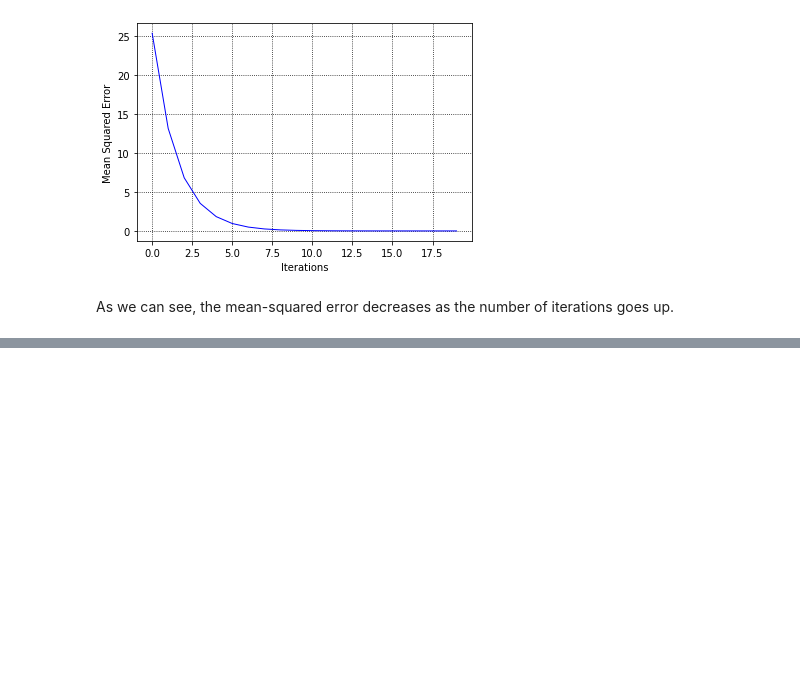
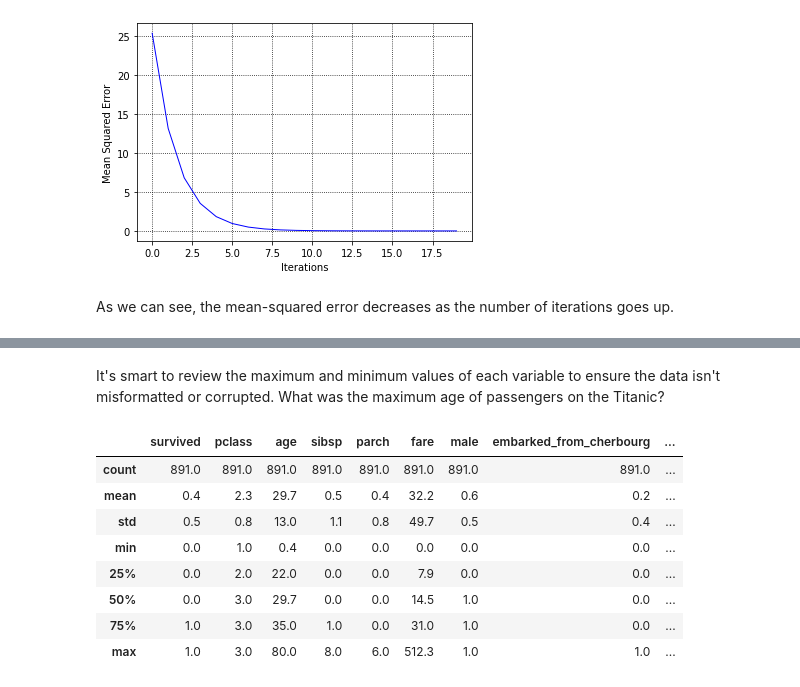
Before and after one commit to kbantoec/deep_learning, a Jupyter notebook: basics_of_deep_learning_and_neural_networks.ipynb, the cells around one changed output, grey strips where cells are left out. Cells and saved outputs as stored; diff of their text form; code cells hidden in the pictures; blank space fills up the shorter version.

```diff
--- a/basics_of_deep_learning_and_neural_networks.ipynb
+++ b/basics_of_deep_learning_and_neural_networks.ipynb
@@ -22,3 +44,8 @@ from typing import Dict, List
+# %%
+basedir: str = os.getcwd()
+# %%
+def normabspath(basedir: str, filename: str):
+    return os.path.normpath(os.path.join(basedir, filename))
 # %% [markdown]
 ## Section 1. Basics of deep learning and neural networks
 
@@ -331,0 +491,4 @@ plt.show()
+# %%
+titanic_filepath: str = normabspath(basedir, 'data/titanic_all_numeric.csv')
+titanic: DataFrame = pd.read_csv(titanic_filepath)
+titanic.head()
@@ -331,0 +523,14 @@ plt.show()
+# %% [markdown]
+It's smart to review the maximum and minimum values of each variable to ensure the data isn't misformatted or corrupted. What was the maximum age of passengers on the Titanic?
+# %%
+titanic.describe().round(1)
+# %% [output]
+|  | survived | pclass | age | sibsp | parch | fare | male | embarked_from_cherbourg | ... |
+| count | 891.0 | 891.0 | 891.0 | 891.0 | 891.0 | 891.0 | 891.0 | 891.0 | ... |
+| mean | 0.4 | 2.3 | 29.7 | 0.5 | 0.4 | 32.2 | 0.6 | 0.2 | ... |
+| std | 0.5 | 0.8 | 13.0 | 1.1 | 0.8 | 49.7 | 0.5 | 0.4 | ... |
+| min | 0.0 | 1.0 | 0.4 | 0.0 | 0.0 | 0.0 | 0.0 | 0.0 | ... |
+| 25% | 0.0 | 2.0 | 22.0 | 0.0 | 0.0 | 7.9 | 0.0 | 0.0 | ... |
+| 50% | 0.0 | 3.0 | 29.7 | 0.0 | 0.0 | 14.5 | 1.0 | 0.0 | ... |
+| 75% | 1.0 | 3.0 | 35.0 | 1.0 | 0.0 | 31.0 | 1.0 | 0.0 | ... |
+| max | 1.0 | 3.0 | 80.0 | 8.0 | 6.0 | 512.3 | 1.0 | 1.0 | ... |
```
Also changed, not shown: parts of 24 cells of this notebook.
